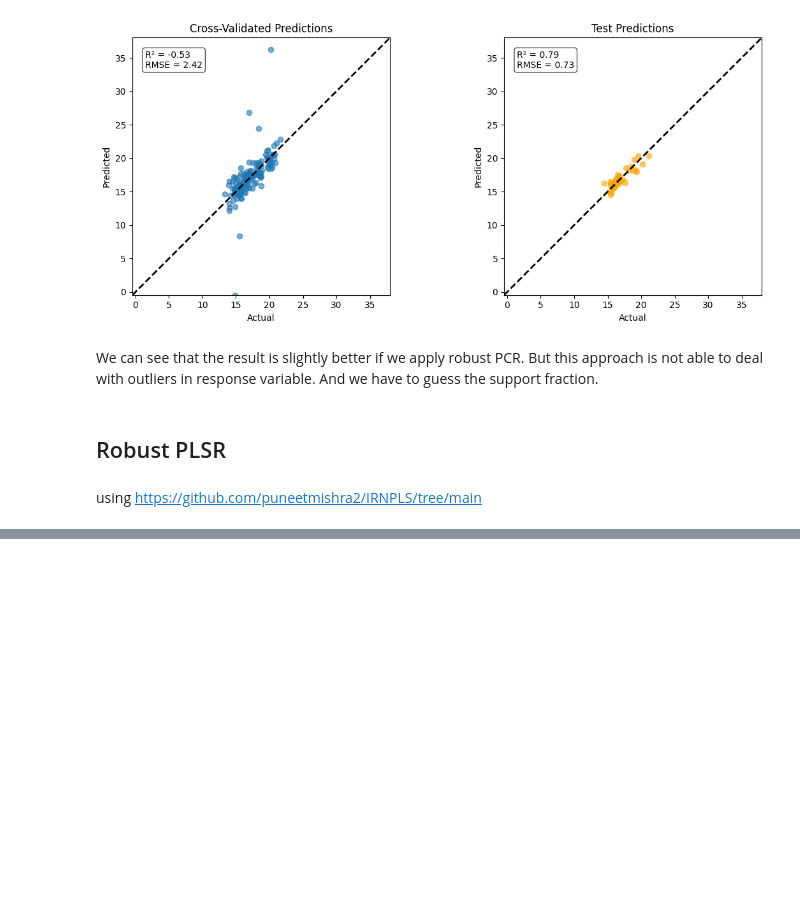
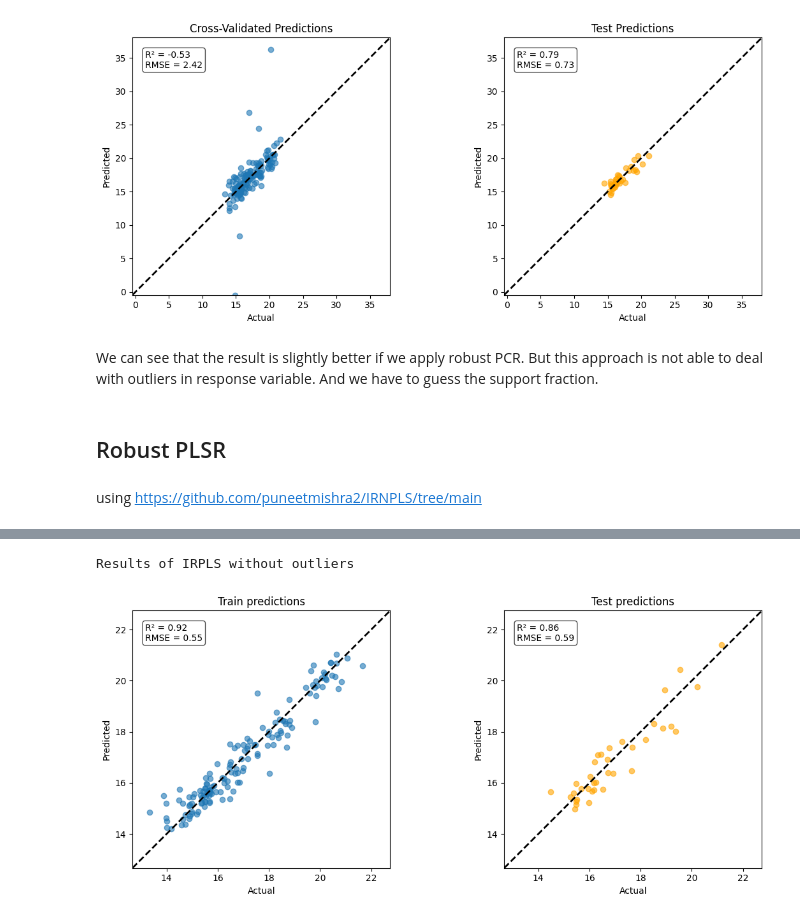
Before and after one commit to LizaGenke/Chemometric-approaches-to-hyperspectral-processing, a Jupyter notebook: robust_analysis.ipynb, the cells around one changed output, grey strips where cells are left out. Saved outputs shown, nothing was run; the diff lists cells and outputs as text; code cells hidden in the pictures; blank space fills up the shorter version.

```diff
--- a/robust_analysis.ipynb
+++ b/robust_analysis.ipynb
@@ -337,0 +354,12 @@ def irpls(X, Y, lvs, alpha):
+# %%
+model = irpls(lvs=11, alpha=4.685)
+model.fit(X_cal_ks, y_cal_ks)
+
+Y_pred_train = model.predict(X_cal_ks)
+Y_pred_test = model.predict(X_test_ks)
+
+print("Results of IRPLS without outliers")
+plot_cv_vs_test(y_cal_ks, Y_pred_train, y_test_ks, Y_pred_test, plot_titles=["Train predictions", "Test predictions"])
+# %% [output]
+Results of IRPLS without outliers
+[figure, added]
```
Also changed, not shown: parts of 20 cells of this notebook, 2 other files.
